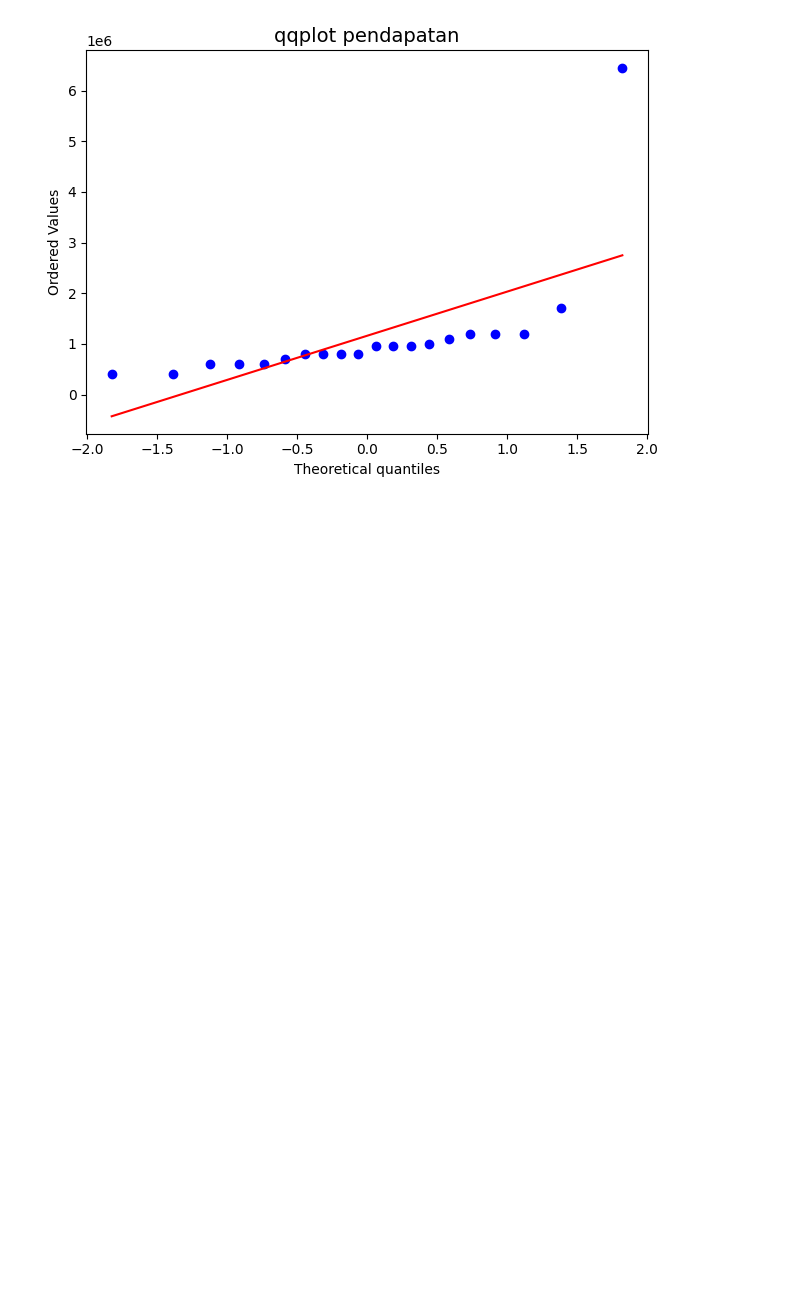
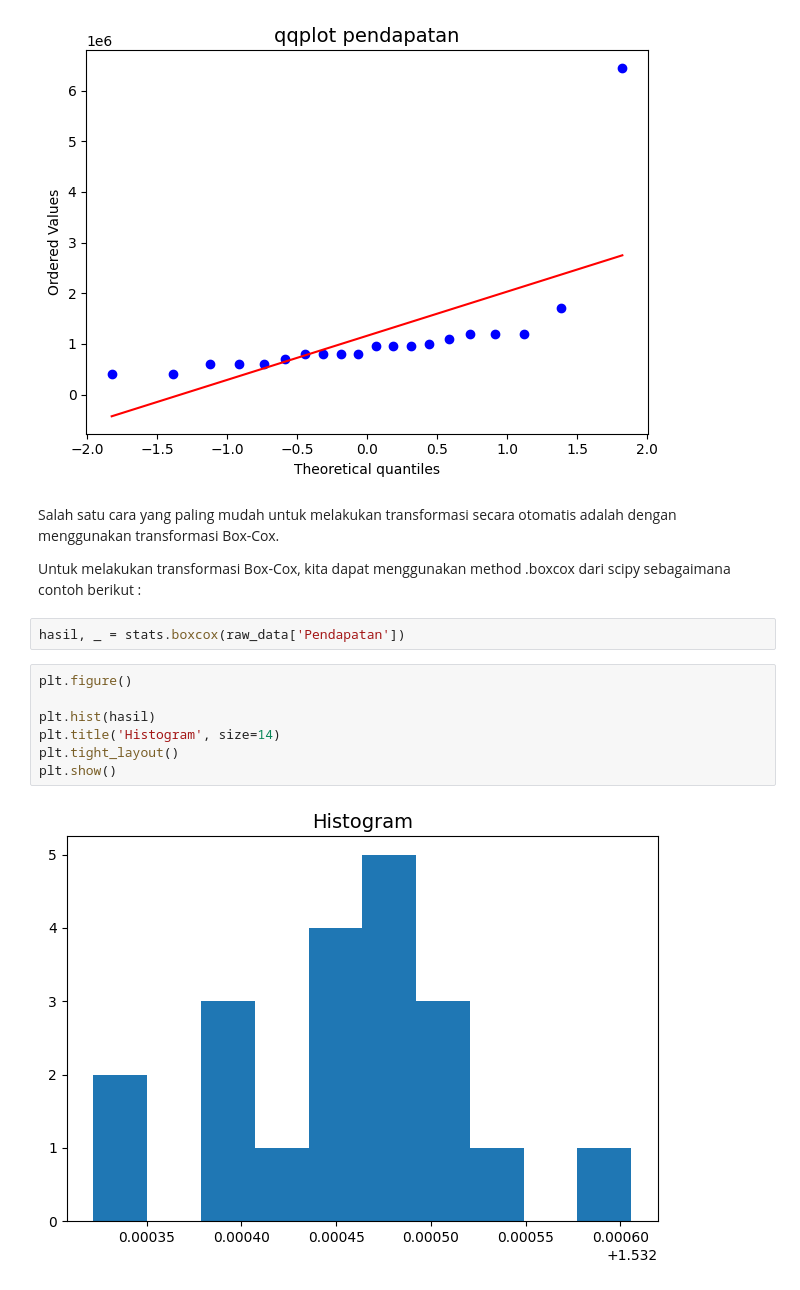
Before and after one commit to andiishak67/DQ-Lab-Python, a Jupyter notebook: Untitled15.ipynb, the cells around one changed output. Saved outputs shown, nothing was run; the diff lists cells and outputs as text; blank space fills up the shorter version.

```diff
--- a/Untitled15.ipynb
+++ b/Untitled15.ipynb
@@ -83,3 +83,18 @@ plt.tight_layout()
 plt.show()
 # %% [output]
 [figure]
+# %% [markdown]
+Salah satu cara yang paling mudah untuk melakukan transformasi secara otomatis adalah dengan menggunakan transformasi Box-Cox.
+
+Untuk melakukan transformasi Box-Cox, kita dapat menggunakan method .boxcox dari scipy sebagaimana contoh berikut :
+# %%
+hasil, _ = stats.boxcox(raw_data['Pendapatan'])
+# %%
+plt.figure()
+
+plt.hist(hasil)
+plt.title('Histogram', size=14)
+plt.tight_layout()
+plt.show()
+# %% [output]
+[figure, added]
```
Also changed, not shown: parts of 2 cells of this notebook.
